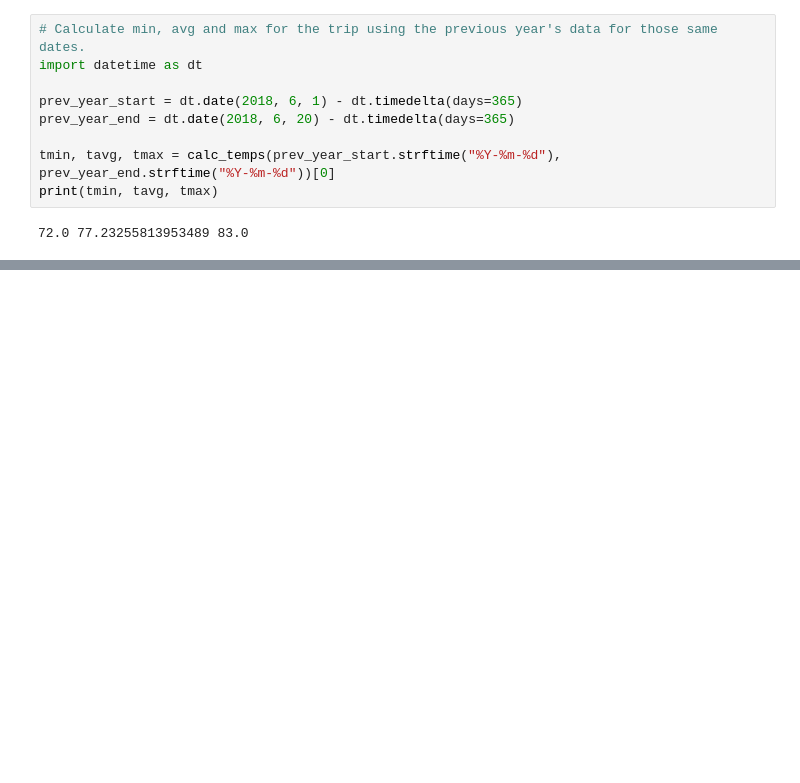
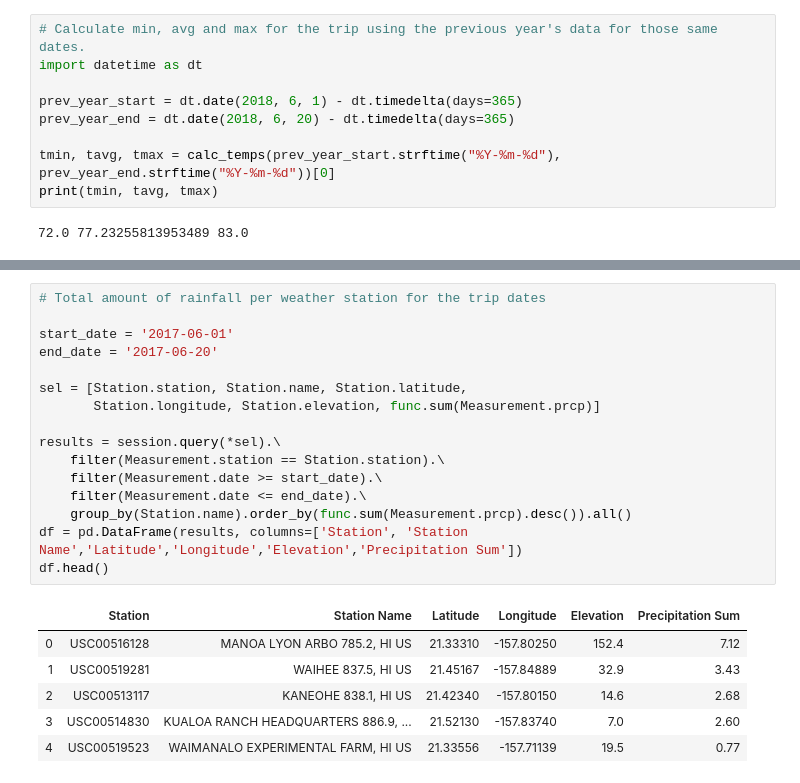
Before and after one commit to MarcoASB/Surf_Alchemy, a Jupyter notebook: Analysis.ipynb, the cells around one changed output, grey strips where cells are left out. Cells and saved outputs as stored; diff of their text form; blank space fills up the shorter version.

```diff
--- a/Analysis.ipynb
+++ b/Analysis.ipynb
@@ -113,0 +130,23 @@ print(tmin, tavg, tmax)
+# %%
+# Total amount of rainfall per weather station for the trip dates
+
+start_date = '2017-06-01'
+end_date = '2017-06-20'
+
+sel = [Station.station, Station.name, Station.latitude,
+       Station.longitude, Station.elevation, func.sum(Measurement.prcp)]
+
+results = session.query(*sel).\
+    filter(Measurement.station == Station.station).\
+    filter(Measurement.date >= start_date).\
+    filter(Measurement.date <= end_date).\
+    group_by(Station.name).order_by(func.sum(Measurement.prcp).desc()).all()
+df = pd.DataFrame(results, columns=['Station', 'Station Name','Latitude','Longitude','Elevation','Precipitation Sum'])
+df.head()
+# %% [output]
+|  | Station | Station Name | Latitude | Longitude | Elevation | Precipitation Sum |
+| 0 | USC00516128 | MANOA LYON ARBO 785.2, HI US | 21.33310 | -157.80250 | 152.4 | 7.12 |
+| 1 | USC00519281 | WAIHEE 837.5, HI US | 21.45167 | -157.84889 | 32.9 | 3.43 |
+| 2 | USC00513117 | KANEOHE 838.1, HI US | 21.42340 | -157.80150 | 14.6 | 2.68 |
+| 3 | USC00514830 | KUALOA RANCH HEADQUARTERS 886.9, ... | 21.52130 | -157.83740 | 7.0 | 2.60 |
+| 4 | USC00519523 | WAIMANALO EXPERIMENTAL FARM, HI US | 21.33556 | -157.71139 | 19.5 | 0.77 |
```
Also changed, not shown: parts of 1 cell of this notebook.
